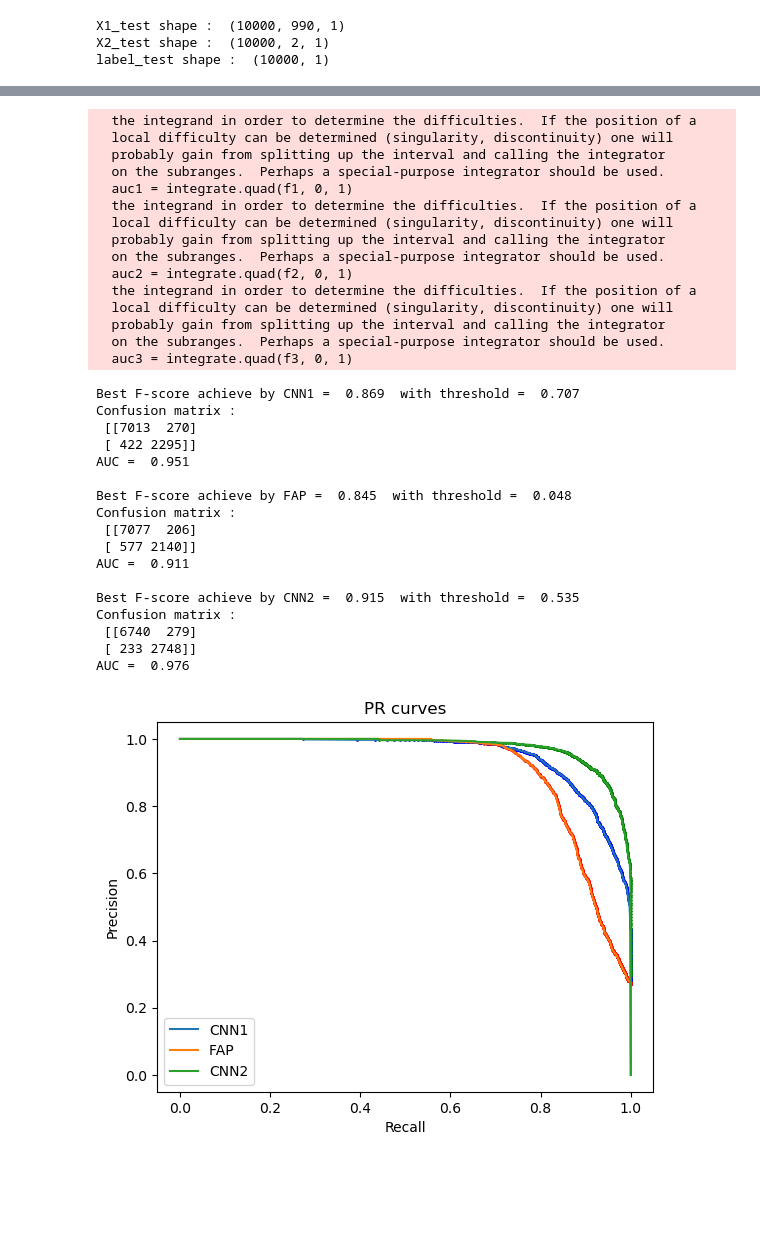
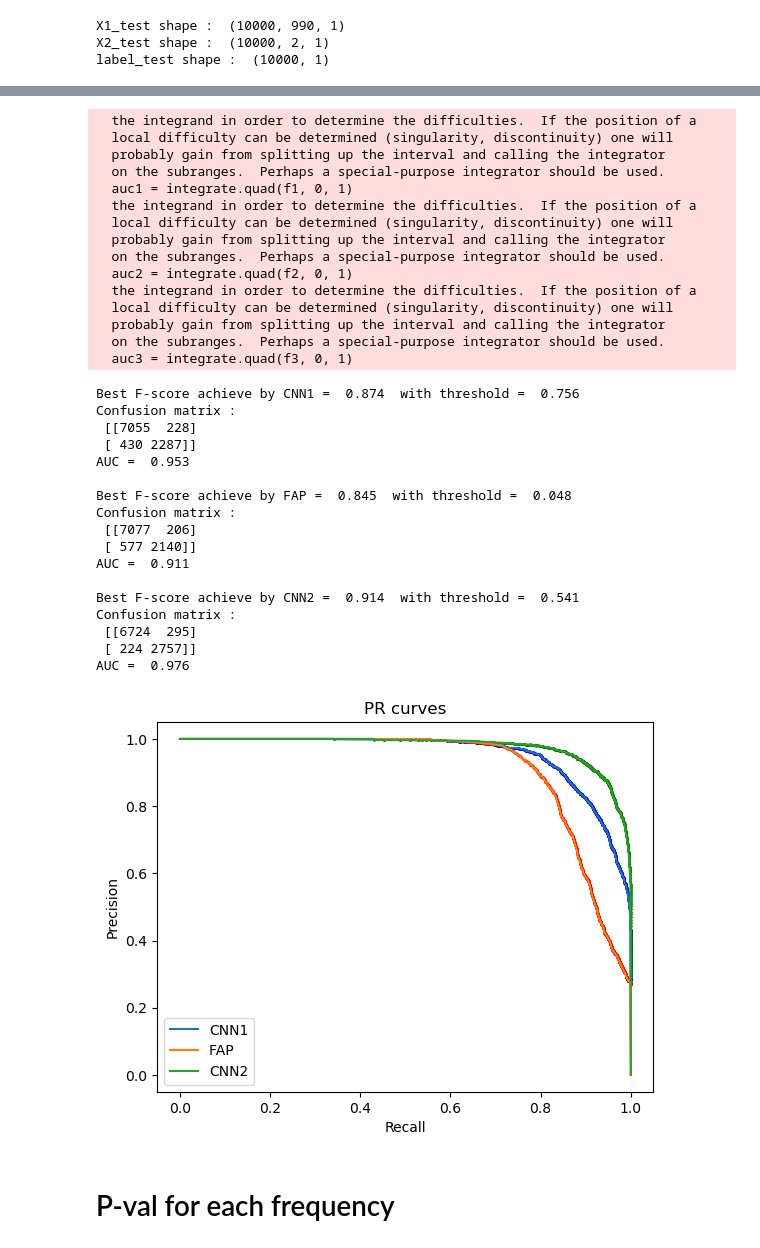
Before and after one commit to hugokerino/Stage_R-V, a Jupyter notebook: Notebook_CNN.ipynb, the cells around one changed output, grey strips where cells are left out. Cells and saved outputs as stored; diff of their text form; code cells hidden in the pictures; blank space fills up the shorter version.

```diff
--- a/Notebook_CNN.ipynb
+++ b/Notebook_CNN.ipynb
@@ -294,7 +294,7 @@ R = np.zeros(N)
 best_score = 0
 
 for i in range(N):
-    y_seuil = np.where(y_pred_d2 > threshold[i],1,0)
+    y_seuil = np.where(y_pred_cnn1 > threshold[i],1,0)
     P[i] ,R[i],f,m = evaluate(y_seuil,label_test)
     if (f > best_score) : best_score, best_threshold, best_m = f, threshold[i], m
 
@@ -473,7 +473,7 @@ best_score_fap = 0
 best_score_cnn = 0
 
 for i in range(N):
-    y_seuil = np.where(y_pred_d2 > threshold[i],1,0)
+    y_seuil = np.where(y_pred_cnn1 > threshold[i],1,0)
     P1[i] ,R1[i],f,m = evaluate(y_seuil,label_test)
     False_pos[i],False_neg[i] = m[0][1], m[1][0]
     if (f > best_score_cnn) : best_score_cnn, best_threshold_cnn, best_m_cnn = f, threshold[i], m
@@ -577,7 +577,7 @@ plt.figure()
 plt.figure(figsize = (10,4))
 plt.subplot(121)
 plt.plot(threshold, False_pos, label='CNN'), plt.legend()
-x_pos = 0.73
+x_pos = 0.77
 plt.axhline(y=false_pos_fap, color='r', linestyle='--',label='Nb false pos with FAP'),plt.legend()
 plt.axvline(x=x_pos, color='orange', linestyle='--')
 plt.yscale('log')
@@ -587,7 +587,7 @@ plt.ylabel("False positives")
 plt.subplot(122)
 plt.plot(threshold, False_neg, label='CNN'),plt.legend()
 plt.axhline(y=false_neg_fap, color='r', linestyle='--', label='Nb false neg with FAP'),plt.legend()
-x_neg = 0.80
+x_neg = 0.85
 plt.axvline(x=x_neg, color='orange', linestyle='--')
 plt.yscale('log')
 plt.xlabel("Threshold")
@@ -859,5 +859,5 @@ X2_test shape :  (10000, 2, 1)
 label_test shape :  (10000, 1)
 # %%
 #Evaluation with samples from dataset2
-y_pred_d22 = model2.predict( x =[X12_test, X22_test])
+y_pred_cnn2 = model2.predict( x =[X12_test, X22_test])
 # %% [output]
@@ -875,7 +875,7 @@ best_score_cnn1 = 0
 best_score_cnn2 = 0
 
 for i in range(N):
-    y_seuil = np.where(y_pred_d2 > threshold[i],1,0)
+    y_seuil = np.where(y_pred_cnn1 > threshold[i],1,0)
     P1[i] ,R1[i],f,m = evaluate(y_seuil,label_test)
     if (f > best_score_cnn1) : best_score_cnn1, best_threshold_cnn1, best_m_cnn1 = f, threshold[i], m
 
@@ -883,7 +883,7 @@ for i in range(N):
     P2[i] ,R2[i],f,m = evaluate(y_seuil,label_test)
     if (f > best_score_fap) : best_score_fap, best_threshold_fap, best_m_fap = f, threshold[i], m
 
-    y_seuil = np.where(y_pred_d22 > threshold[i],1,0)
+    y_seuil = np.where(y_pred_cnn2 > threshold[i],1,0)
     P3[i] ,R3[i],f,m = evaluate(y_seuil,label_test2)
     if (f > best_score_cnn2) : best_score_cnn2, best_threshold_cnn2, best_m_cnn2 = f, threshold[i], m
 
@@ -915,38 +915,40 @@ print("Confusion matrix : \n", best_m_fap)
 print("AUC = ", round(auc2[0],3))
 print("\nBest F-score achieve by CNN2 = ", round(best_score_cnn2,3), " with threshold = ",round(best_threshold_cnn2,3) )
 print("Confusion matrix : \n", best_m_cnn2)
 print("AUC = ", round(auc3[0],3))
 # %% [output]
   the integrand in order to determine the difficulties.  If the position of a
   local difficulty can be determined (singularity, discontinuity) one will
   probably gain from splitting up the interval and calling the integrator
   on the subranges.  Perhaps a special-purpose integrator should be used.
   auc1 = integrate.quad(f1, 0, 1)
   the integrand in order to determine the difficulties.  If the position of a
   local difficulty can be determined (singularity, discontinuity) one will
   probably gain from splitting up the interval and calling the integrator
   on the subranges.  Perhaps a special-purpose integrator should be used.
   auc2 = integrate.quad(f2, 0, 1)
   the integrand in order to determine the difficulties.  If the position of a
   local difficulty can be determined (singularity, discontinuity) one will
   probably gain from splitting up the interval and calling the integrator
   on the subranges.  Perhaps a special-purpose integrator should be used.
   auc3 = integrate.quad(f3, 0, 1)
-Best F-score achieve by CNN1 =  0.869  with threshold =  0.707
+Best F-score achieve by CNN1 =  0.874  with threshold =  0.756
 Confusion matrix :
- [[7013  270]
- [ 422 2295]]
-AUC =  0.951
+ [[7055  228]
+ [ 430 2287]]
+AUC =  0.953
 
 Best F-score achieve by FAP =  0.845  with threshold =  0.048
 Confusion matrix :
  [[7077  206]
  [ 577 2140]]
 AUC =  0.911
 
-Best F-score achieve by CNN2 =  0.915  with threshold =  0.535
+Best F-score achieve by CNN2 =  0.914  with threshold =  0.541
 Confusion matrix :
- [[6740  279]
- [ 233 2748]]
+ [[6724  295]
+ [ 224 2757]]
 AUC =  0.976
-[figure, old version]
+[figure, new version]
+# %% [markdown]
+# P-val for each frequency
```
Also changed, not shown: parts of 41 cells of this notebook, 1 other file.
